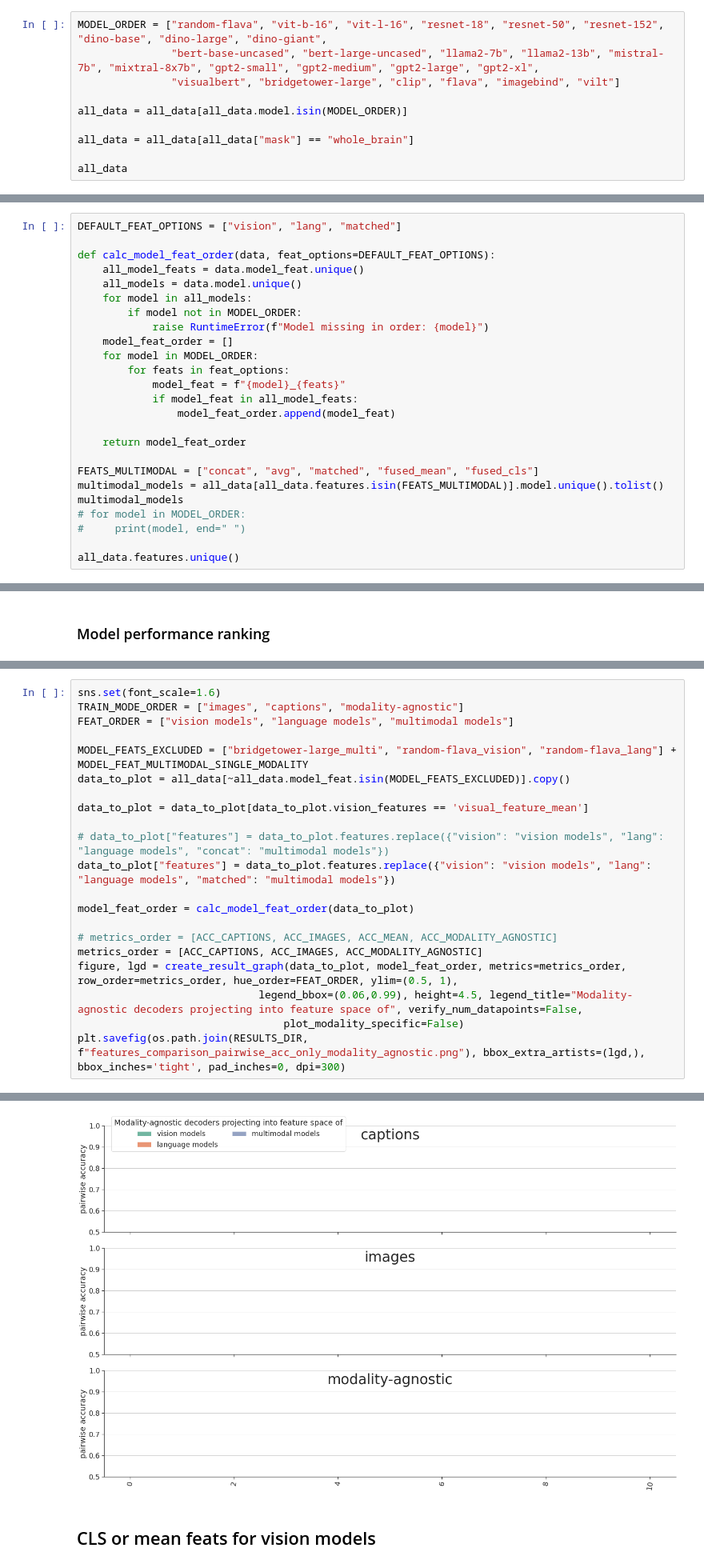
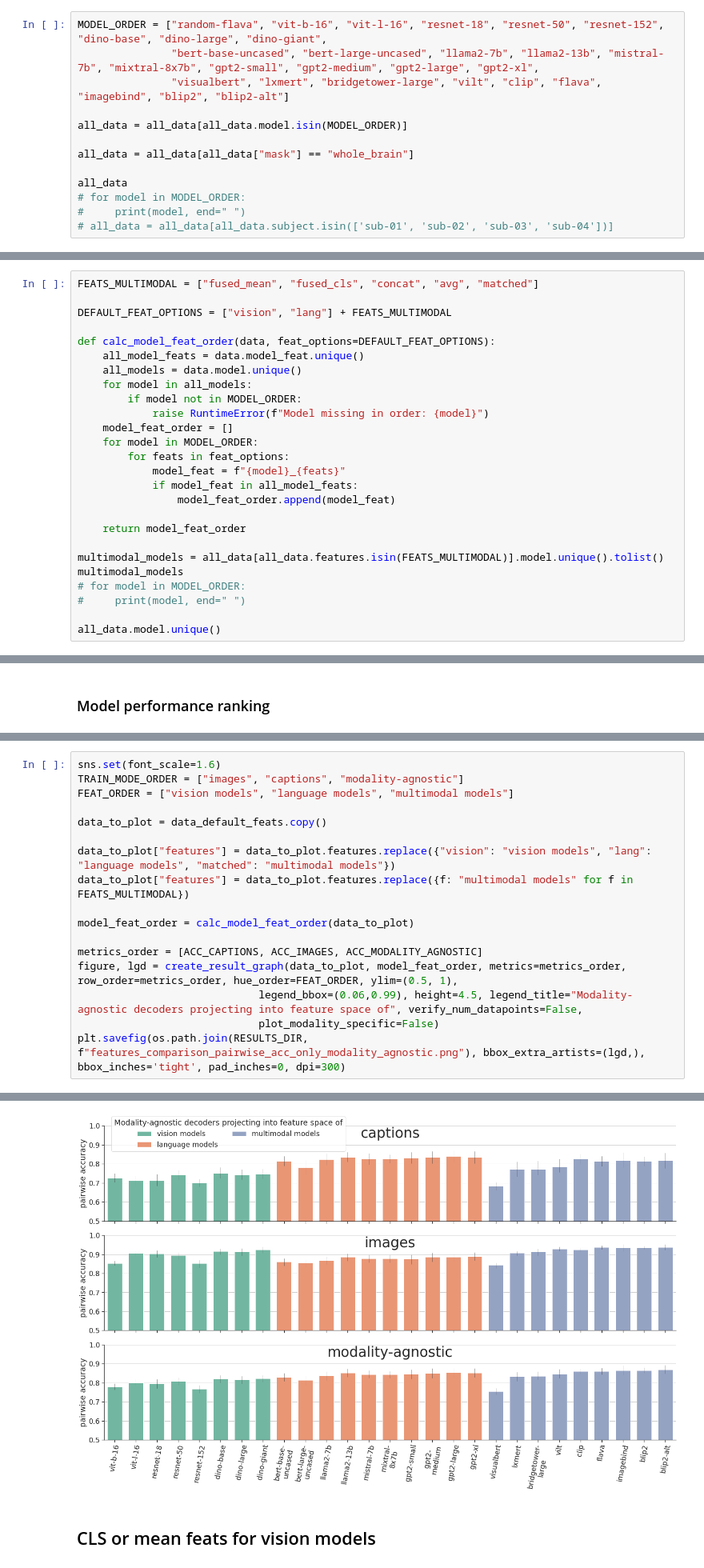
Before and after one commit to mitjanikolaus/multimodal_decoding, a Jupyter notebook: notebooks/modality_agnostic_decoding.ipynb, the cells around one changed output, grey strips where cells are left out. Shown at 80% size. Saved outputs shown, nothing was run; the diff lists cells and outputs as text.

```diff
--- a/notebooks/modality_agnostic_decoding.ipynb
+++ b/notebooks/modality_agnostic_decoding.ipynb
@@ -19,12 +19,15 @@ all_data = load_results_data()
 # %%
 MODEL_ORDER = ["random-flava", "vit-b-16", "vit-l-16", "resnet-18", "resnet-50", "resnet-152", "dino-base", "dino-large", "dino-giant",
                "bert-base-uncased", "bert-large-uncased", "llama2-7b", "llama2-13b", "mistral-7b", "mixtral-8x7b", "gpt2-small", "gpt2-medium", "gpt2-large", "gpt2-xl",
-               "visualbert", "bridgetower-large", "clip", "flava", "imagebind", "vilt"]
+               "visualbert", "lxmert", "bridgetower-large", "vilt", "clip", "flava", "imagebind", "blip2", "blip2-alt"]
 
 all_data = all_data[all_data.model.isin(MODEL_ORDER)]
 
 all_data = all_data[all_data["mask"] == "whole_brain"]
 
 all_data
+# for model in MODEL_ORDER:
+#     print(model, end=" ")
+# all_data = all_data[all_data.subject.isin(['sub-01', 'sub-02', 'sub-03', 'sub-04'])]
 # %% [output]
 |  | alpha | model | subject | features | vision_features | training_mode | mask | num_voxels | metric | ... |
@@ -43,5 +46,7 @@ all_data
 # %%
-DEFAULT_FEAT_OPTIONS = ["vision", "lang", "matched"]
+FEATS_MULTIMODAL = ["fused_mean", "fused_cls", "concat", "avg", "matched"]
+
+DEFAULT_FEAT_OPTIONS = ["vision", "lang"] + FEATS_MULTIMODAL
 
 def calc_model_feat_order(data, feat_options=DEFAULT_FEAT_OPTIONS):
     all_model_feats = data.model_feat.unique()
@@ -58,11 +63,10 @@ def calc_model_feat_order(data, feat_options=DEFAULT_FEAT_OPTIONS):
 
     return model_feat_order
 
-FEATS_MULTIMODAL = ["concat", "avg", "matched", "fused_mean", "fused_cls"]
 multimodal_models = all_data[all_data.features.isin(FEATS_MULTIMODAL)].model.unique().tolist()
 multimodal_models
 # for model in MODEL_ORDER:
 #     print(model, end=" ")
 
-all_data.features.unique()
+all_data.model.unique()
 # %% [output]
@@ -296,20 +346,16 @@ sns.set(font_scale=1.6)
 TRAIN_MODE_ORDER = ["images", "captions", "modality-agnostic"]
 FEAT_ORDER = ["vision models", "language models", "multimodal models"]
 
-MODEL_FEATS_EXCLUDED = ["bridgetower-large_multi", "random-flava_vision", "random-flava_lang"] + MODEL_FEAT_MULTIMODAL_SINGLE_MODALITY
-data_to_plot = all_data[~all_data.model_feat.isin(MODEL_FEATS_EXCLUDED)].copy()
+data_to_plot = data_default_feats.copy()
 
-data_to_plot = data_to_plot[data_to_plot.vision_features == 'visual_feature_mean']
-
-# data_to_plot["features"] = data_to_plot.features.replace({"vision": "vision models", "lang": "language models", "concat": "multimodal models"})
 data_to_plot["features"] = data_to_plot.features.replace({"vision": "vision models", "lang": "language models", "matched": "multimodal models"})
+data_to_plot["features"] = data_to_plot.features.replace({f: "multimodal models" for f in FEATS_MULTIMODAL})
 
 model_feat_order = calc_model_feat_order(data_to_plot)
 
-# metrics_order = [ACC_CAPTIONS, ACC_IMAGES, ACC_MEAN, ACC_MODALITY_AGNOSTIC]
 metrics_order = [ACC_CAPTIONS, ACC_IMAGES, ACC_MODALITY_AGNOSTIC]
 figure, lgd = create_result_graph(data_to_plot, model_feat_order, metrics=metrics_order, row_order=metrics_order, hue_order=FEAT_ORDER, ylim=(0.5, 1),
                              legend_bbox=(0.06,0.99), height=4.5, legend_title="Modality-agnostic decoders projecting into feature space of", verify_num_datapoints=False,
-                                 plot_modality_specific=False)
+                             plot_modality_specific=False)
 plt.savefig(os.path.join(RESULTS_DIR, f"features_comparison_pairwise_acc_only_modality_agnostic.png"), bbox_extra_artists=(lgd,), bbox_inches='tight', pad_inches=0, dpi=300)
 # %% [output]
@@ -316,4 +381,4 @@ plt.savefig(os.path.join(RESULTS_DIR, f"features_comparison_pairwise_acc_only_mo
-[figure, old version]
+[figure, new version]
 # %% [markdown]
 ## CLS or mean feats for vision models
 # %%
```
Also changed, not shown: parts of 14 cells of this notebook, 2 other files.
